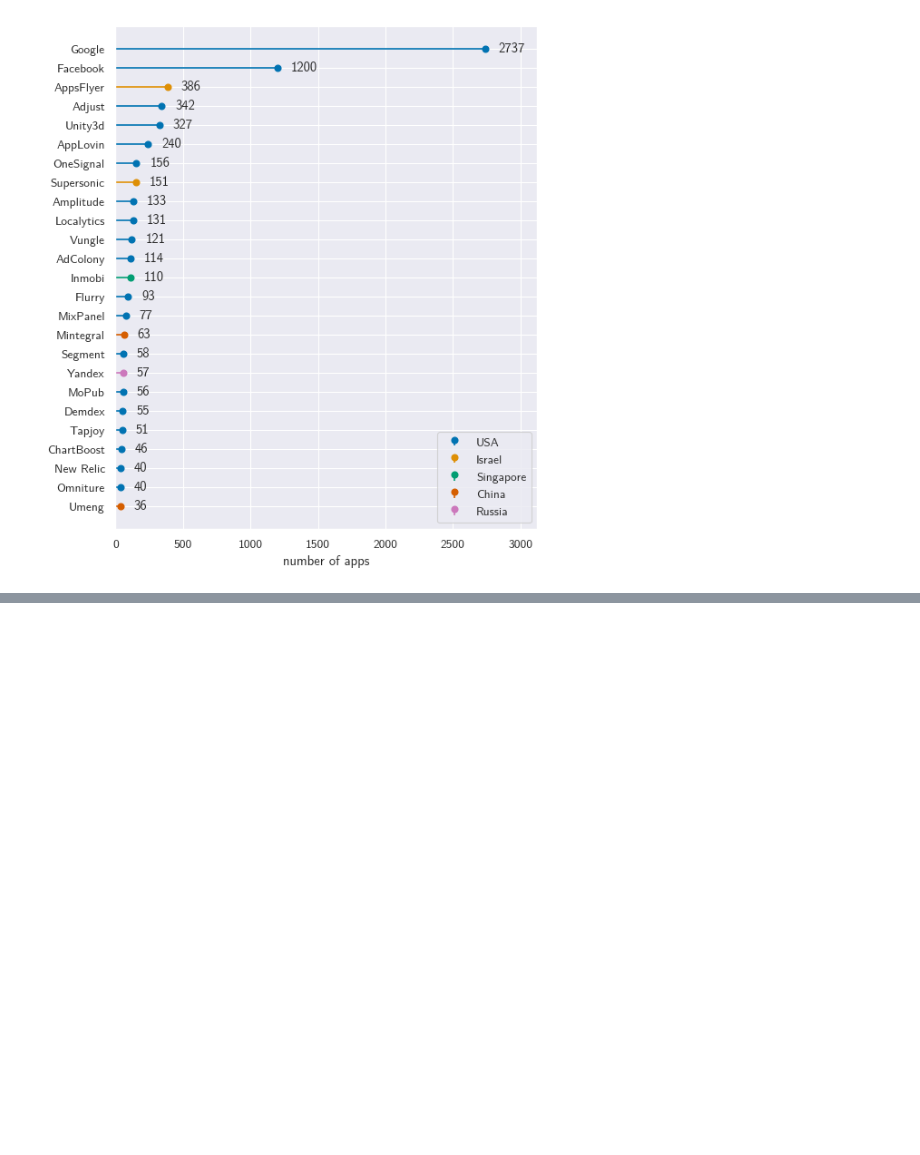
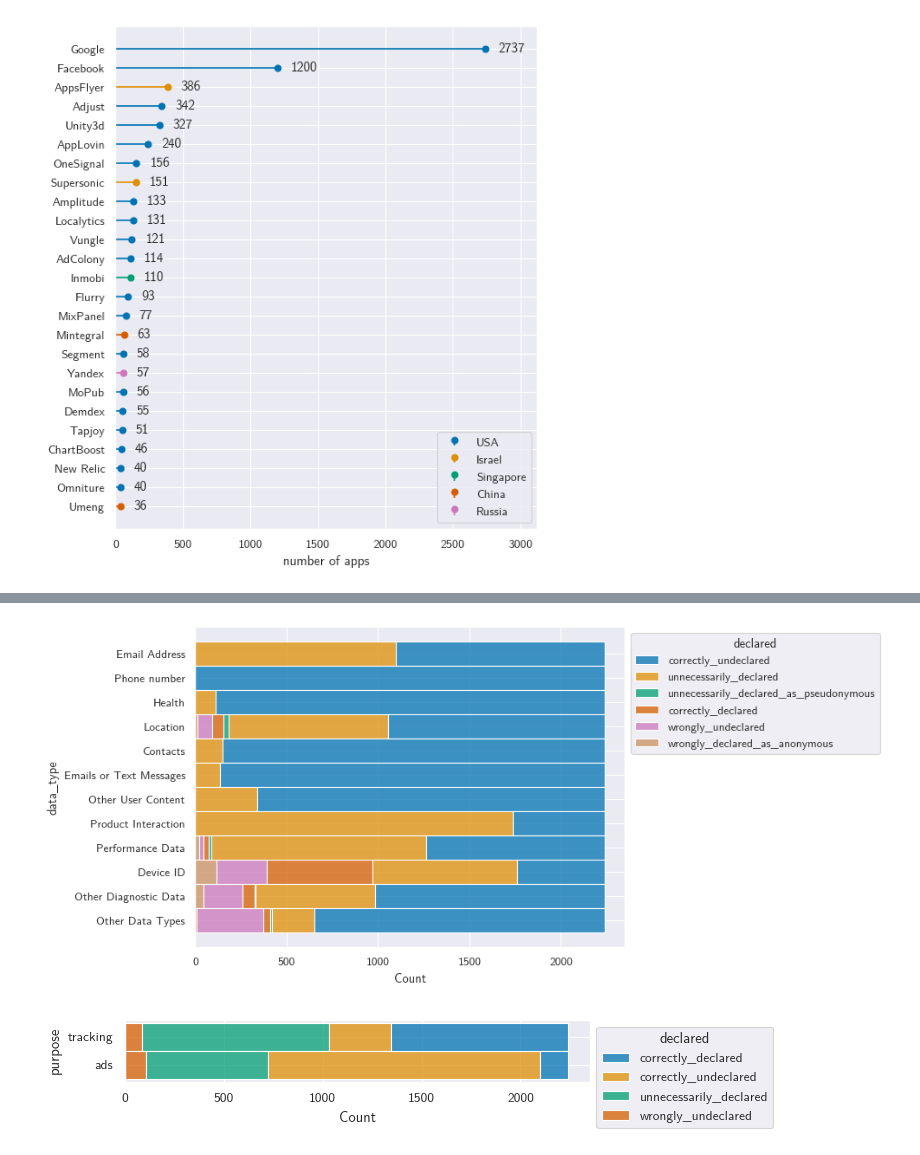
Before and after one commit to baltpeter/thesis-mobile-consent-dialogs, a Jupyter notebook: src/graphs.ipynb, the cells around one changed output, grey strips where cells are left out. Drawn from its saved outputs; the diff is of its cells as text; code cells hidden in the pictures; blank space fills up the shorter version.

Commit message:
Analyse privacy labels on iOS

```diff
--- a/src/graphs.ipynb
+++ b/src/graphs.ipynb
@@ -175,0 +179,16 @@ for type in ['initial']:
+# %%
+csv = pd.read_csv(os.path.join(
+    data_dir, f'privacy_label_types.csv'), on_bad_lines='error')
+fig, ax = plt.subplots()
+sns.histplot(y="data_type", hue="declared", multiple="stack", data=csv, ax=ax)
+sns.move_legend(ax, "upper left", bbox_to_anchor=(1, 1))
+
+# TODO: These lists don't seem very suited for mobile.
+csv = pd.read_csv(os.path.join(
+    data_dir, f'privacy_label_purposes.csv'), on_bad_lines='error')
+fig, ax = plt.subplots(figsize=[default_figsize_x, default_figsize_y * 0.2])
+sns.histplot(y="purpose", hue="declared", multiple="stack", data=csv, ax=ax)
+sns.move_legend(ax, "upper left", bbox_to_anchor=(1, 1))
+# %% [output]
+[figure, added]
+[figure, added]
```
Also changed, not shown: parts of 1 cell of this notebook, 12 other files.
